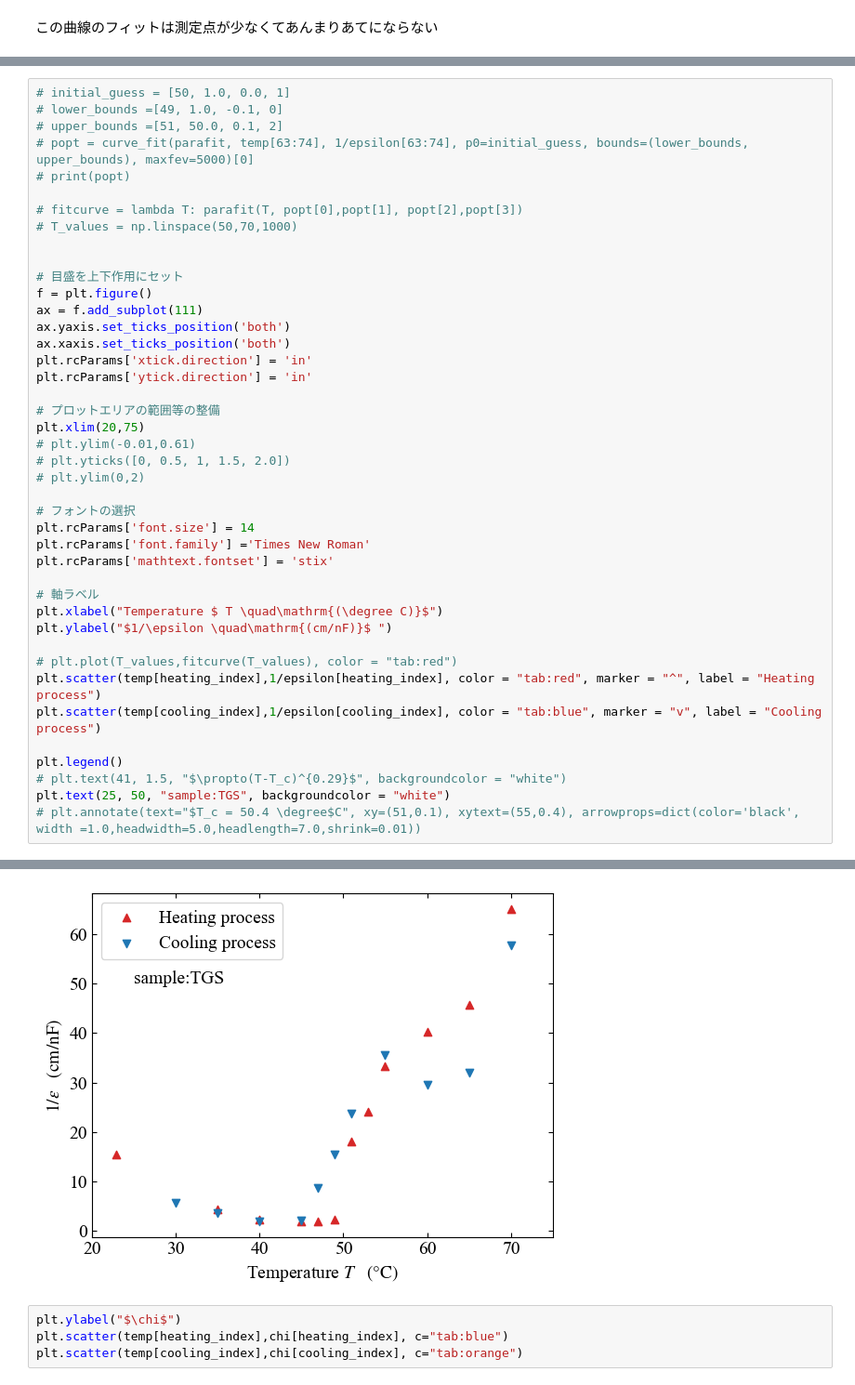
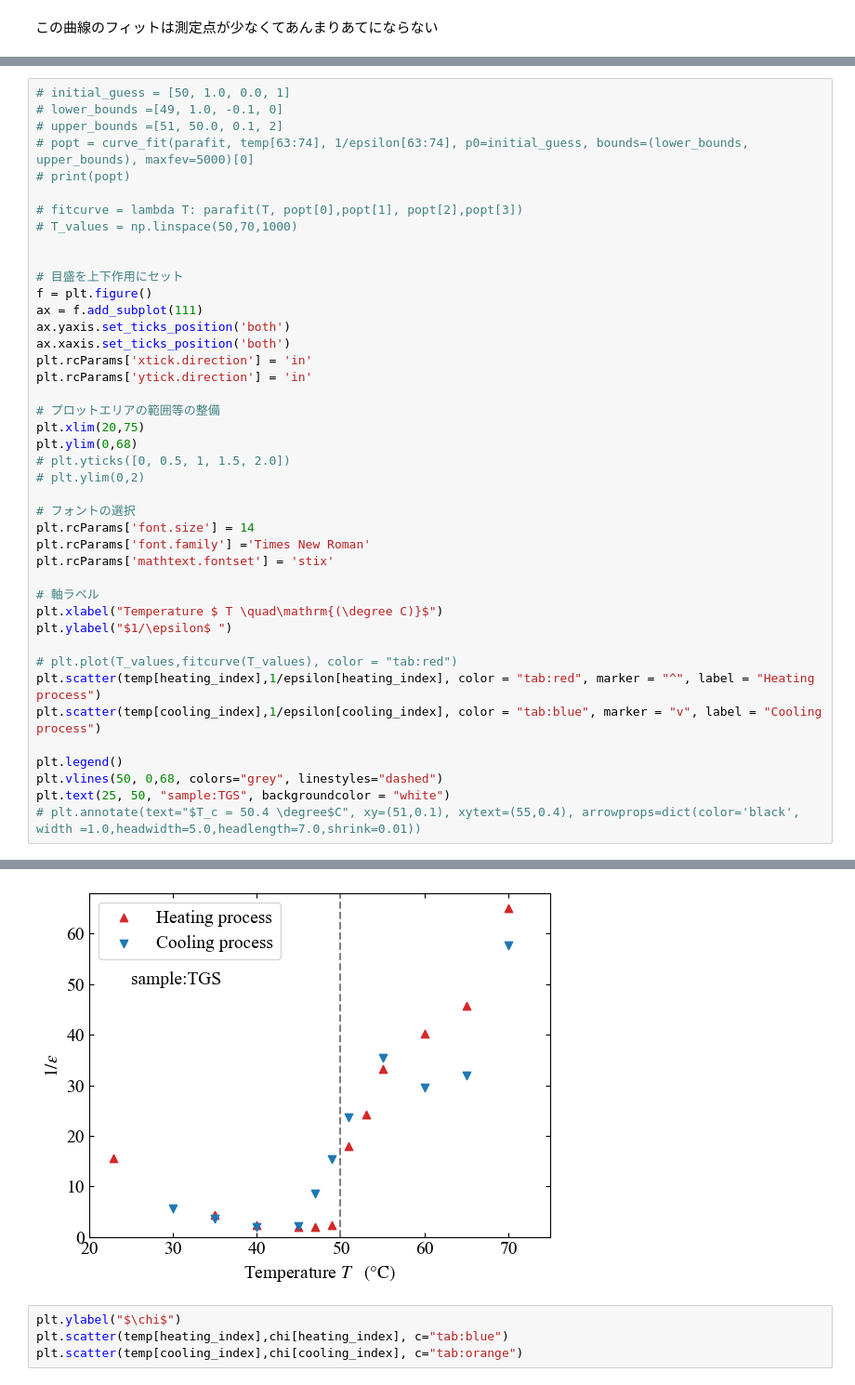
Before and after one commit to xiang-gong3944/----, a Jupyter notebook: 2024_10_04_ヒステリシス/data/2024_10_11.ipynb, the cells around one changed output, grey strips where cells are left out. Shown at 93% size. Cells and saved outputs as stored; diff of their text form.

```diff
--- a/2024_10_04_ヒステリシス/data/2024_10_11.ipynb
+++ b/2024_10_04_ヒステリシス/data/2024_10_11.ipynb
@@ -783,37 +825,37 @@ plt.scatter(temp[cooling_index],1/epsilon[cooling_index], c="tab:blue", marker="
 # 目盛を上下作用にセット
 f = plt.figure()
 ax = f.add_subplot(111)
 ax.yaxis.set_ticks_position('both')
 ax.xaxis.set_ticks_position('both')
 plt.rcParams['xtick.direction'] = 'in'
 plt.rcParams['ytick.direction'] = 'in'
 
 # プロットエリアの範囲等の整備
 plt.xlim(20,75)
-# plt.ylim(-0.01,0.61)
+plt.ylim(0,68)
 # plt.yticks([0, 0.5, 1, 1.5, 2.0])
 # plt.ylim(0,2)
 
 # フォントの選択
 plt.rcParams['font.size'] = 14
 plt.rcParams['font.family'] ='Times New Roman'
 plt.rcParams['mathtext.fontset'] = 'stix'
 
 # 軸ラベル
 plt.xlabel("Temperature $ T \quad\mathrm{(\degree C)}$")
-plt.ylabel("$1/\epsilon \quad\mathrm{(cm/nF)}$ ")
+plt.ylabel("$1/\epsilon$ ")
 
 # plt.plot(T_values,fitcurve(T_values), color = "tab:red")
 plt.scatter(temp[heating_index],1/epsilon[heating_index], color = "tab:red", marker = "^", label = "Heating process")
 plt.scatter(temp[cooling_index],1/epsilon[cooling_index], color = "tab:blue", marker = "v", label = "Cooling process")
 
 plt.legend()
-# plt.text(41, 1.5, "$\propto(T-T_c)^{0.29}$", backgroundcolor = "white")
+plt.vlines(50, 0,68, colors="grey", linestyles="dashed")
 plt.text(25, 50, "sample:TGS", backgroundcolor = "white")
 # plt.annotate(text="$T_c = 50.4 \degree$C", xy=(51,0.1), xytext=(55,0.4), arrowprops=dict(color='black', width =1.0,headwidth=5.0,headlength=7.0,shrink=0.01))
 # %% [output]
 Text(25, 50, 'sample:TGS')
-[figure, old version]
+[figure, new version]
 # %%
 plt.ylabel("$\chi$")
 plt.scatter(temp[heating_index],chi[heating_index], c="tab:blue")
```
Also changed, not shown: parts of 6 cells of this notebook, 7 other files.
